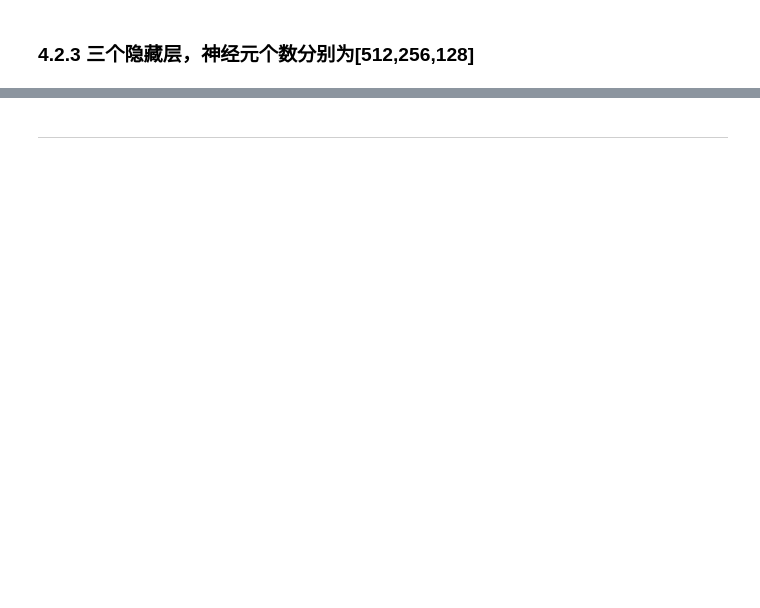
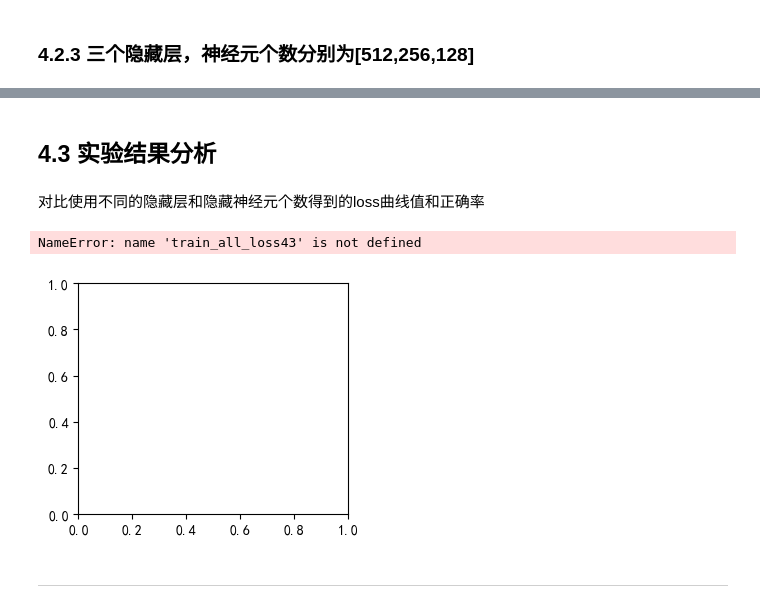
Before and after one commit to Drailife/BJTU-Deeplearning, a Jupyter notebook: 2.前馈神经网络/前馈神经网络实验.ipynb, the cells around one changed output, grey strips where cells are left out. Saved outputs shown, nothing was run; the diff lists cells and outputs as text; code cells hidden in the pictures; blank space fills up the shorter version.

```diff
--- a/2.前馈神经网络/前馈神经网络实验.ipynb
+++ b/2.前馈神经网络/前馈神经网络实验.ipynb
@@ -831,7 +916,7 @@ train_all_loss33,test_all_loss33,train_ACC33,test_ACC33 = train_and_test(model=m
 ### 4.2.1一个隐藏层，神经元个数为[128]
 # %%
 # 使用实验二中多分类的模型  一个隐藏层，神经元个数为[128]
-model41 = MyNet23(2,28*28,256,10,act='relu')
+model41 = MyNet23(1,28*28,[256],10,act='relu')
 model41 = model41.to(device) # 若有gpu则放在gpu上训练
 # 调用实验二中定义的训练函数，避免重复编写代码
 train_all_loss41,test_all_loss41,train_ACC41,test_ACC41 = train_and_test(model=model41)
@@ -839,7 +944,7 @@ train_all_loss41,test_all_loss41,train_ACC41,test_ACC41 = train_and_test(model=m
 ### 4.2.2 两个隐藏层，神经元个数分别为[512,256]
 # %%
 # 使用实验二中多分类的模型  两个隐藏层，神经元个数为[512，256]
-model42 = MyNet23(2,28*28,256,10,act='relu')
+model42 = MyNet23(2,28*28,[512,256],10,act='relu')
 model42 = model42.to(device) # 若有gpu则放在gpu上训练
 # 调用实验二中定义的训练函数，避免重复编写代码
 train_all_loss42,test_all_loss42,train_ACC42,test_ACC42 = train_and_test(model=model42)
@@ -847,7 +970,7 @@ train_all_loss42,test_all_loss42,train_ACC42,test_ACC42 = train_and_test(model=m
 ### 4.2.3 三个隐藏层，神经元个数分别为[512,256,128]
 # %%
 # 使用实验二中多分类的模型  两个隐藏层，神经元个数为[512，256，128]
-model43 = MyNet23(2,28*28,[512,256,128],10,act='relu')
+model43 = MyNet23(3,28*28,[512,256,128],10,act='relu')
 model43 = model43.to(device) # 若有gpu则放在gpu上训练
 # 调用实验二中定义的训练函数，避免重复编写代码
-train_all_loss42,test_all_loss42,train_ACC42,test_ACC42 = train_and_test(model=model43)
+train_all_loss43,test_all_loss43,train_ACC43,test_ACC4 = train_and_test(model=model43)
@@ -854,3 +995,21 @@ train_all_loss42,test_all_loss42,train_ACC42,test_ACC42 = train_and_test(model=m
+# %% [markdown]
+## 4.3 实验结果分析
+# %% [markdown]
+对比使用不同的隐藏层和隐藏神经元个数得到的loss曲线值和正确率
+# %%
+plt.figure(figsize=(16,3))
+plt.subplot(141)
+ComPlot([train_all_loss41,train_all_loss42,train_all_loss43,train_all_loss23],title='Train_Loss')
+plt.subplot(142)
+ComPlot([test_all_loss41,test_all_loss42,test_all_loss43,test_all_loss23],title='Test_Loss')
+plt.subplot(143)
+ComPlot([train_ACC41,train_ACC42,train_ACC43,train_ACC23],title='Train_ACC')
+plt.subplot(144)
+ComPlot([test_ACC41,test_ACC42,test_ACC43,test_ACC23],title='Test_ACC')
+plt.show()
+# %% [output]
+NameError: name 'train_all_loss43' is not defined
+[figure, added]
 # %% [markdown]
 ---
 # %% [markdown]
```
Also changed, not shown: parts of 15 cells of this notebook.
